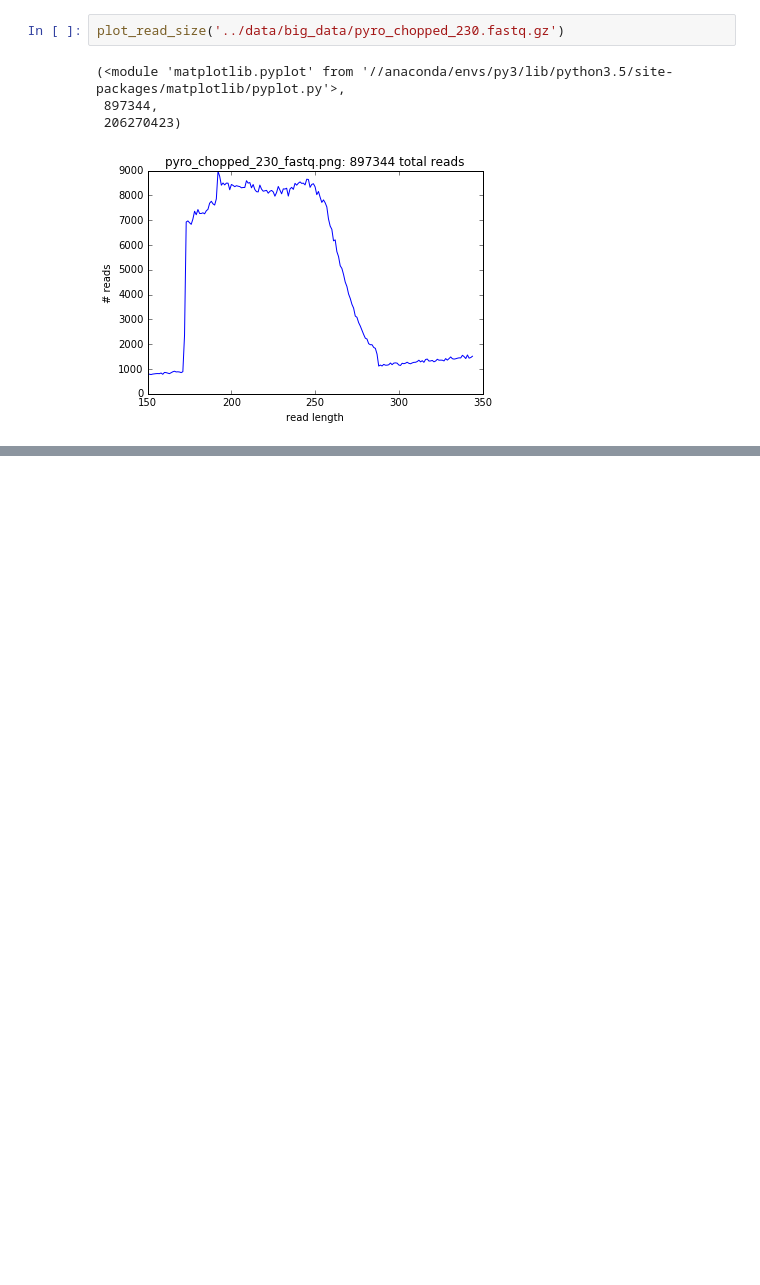
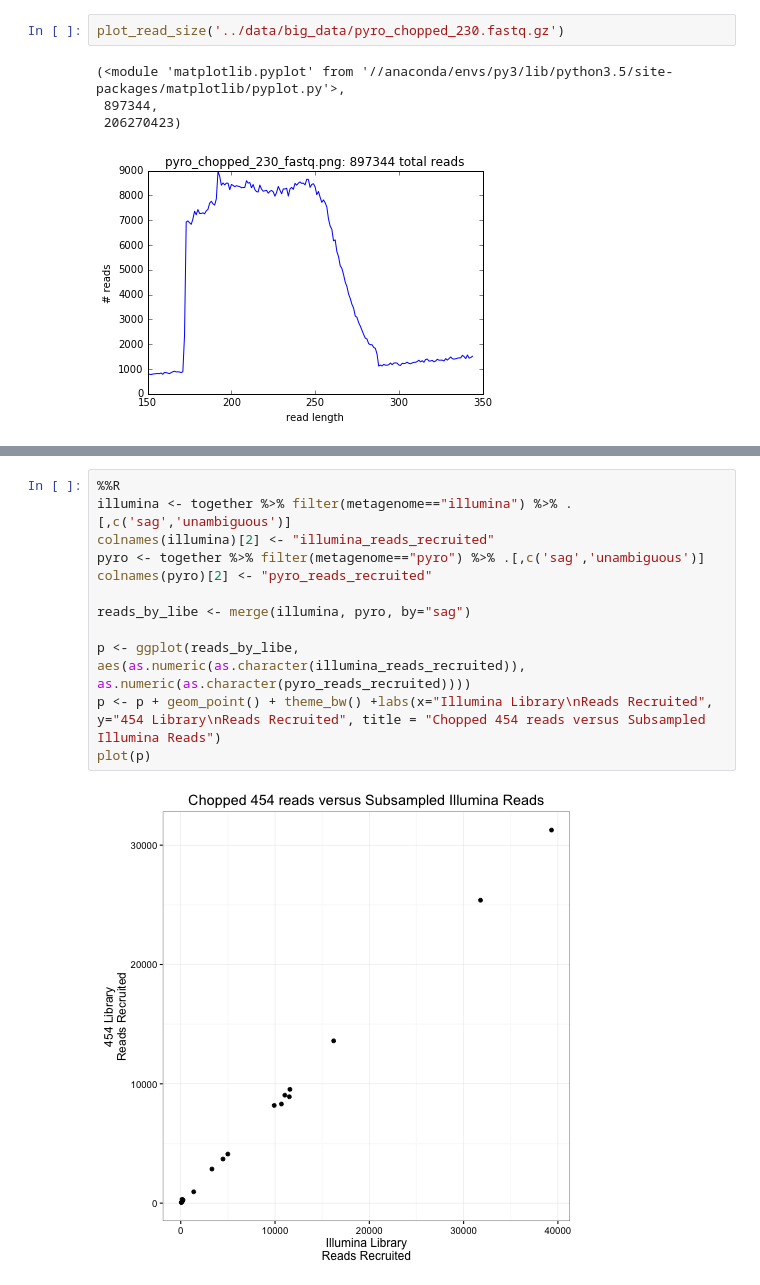
Before and after one commit to BigelowLab/sag-mg-recruit, a Jupyter notebook: notebooks/metagenome_manipulation.ipynb, the cells around one changed output, grey strips where cells are left out. Drawn from its saved outputs; the diff is of its cells as text; blank space fills up the shorter version.

```diff
--- a/notebooks/metagenome_manipulation.ipynb
+++ b/notebooks/metagenome_manipulation.ipynb
@@ -325,0 +637,14 @@ python ~/scripts/mp_recruit.py jrmr --fq1 $mg --outdir $outdir \
+# %%
+%%R
+illumina <- together %>% filter(metagenome=="illumina") %>% .[,c('sag','unambiguous')]
+colnames(illumina)[2] <- "illumina_reads_recruited"
+pyro <- together %>% filter(metagenome=="pyro") %>% .[,c('sag','unambiguous')]
+colnames(pyro)[2] <- "pyro_reads_recruited"
+
+reads_by_libe <- merge(illumina, pyro, by="sag")
+
+p <- ggplot(reads_by_libe, aes(as.numeric(as.character(illumina_reads_recruited)), as.numeric(as.character(pyro_reads_recruited))))
+p <- p + geom_point() + theme_bw() +labs(x="Illumina Library\nReads Recruited", y="454 Library\nReads Recruited", title = "Chopped 454 reads versus Subsampled Illumina Reads")
+plot(p)
+# %% [output]
+[figure, added]
```
Also changed, not shown: parts of 27 cells of this notebook, 4 other files.
